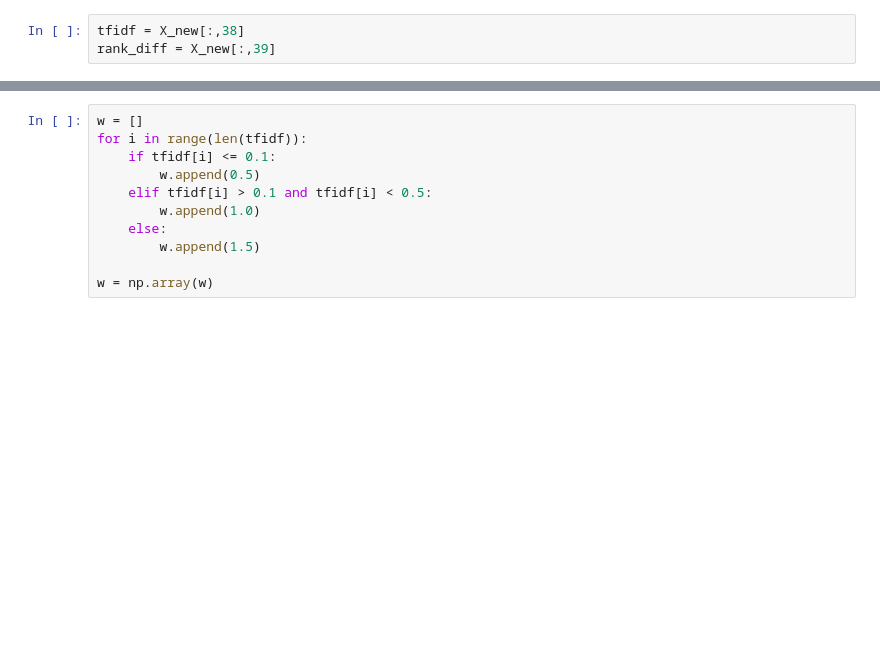
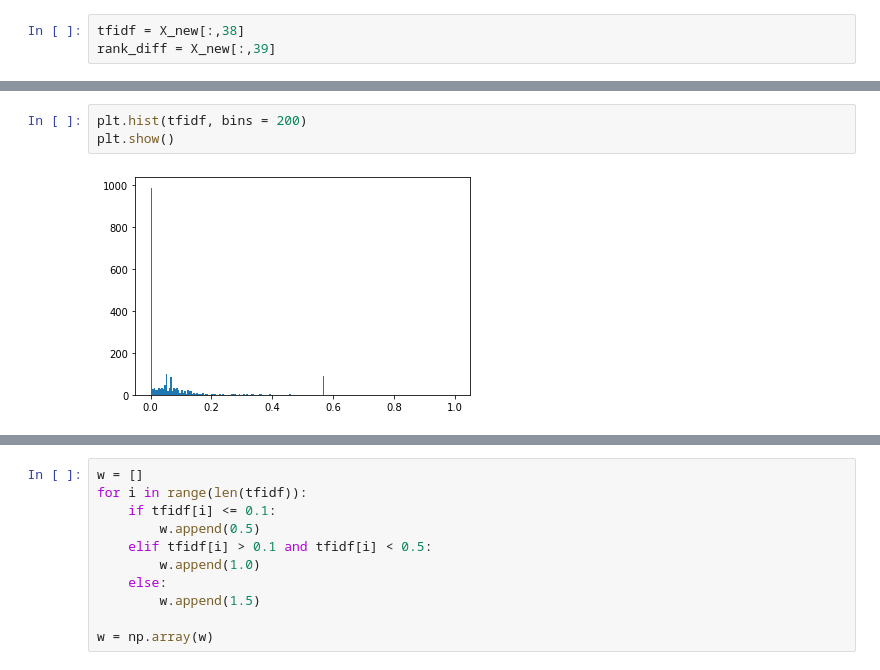
Before and after one commit to itsshivampal/Concept-Prerequiste-Learning, a Jupyter notebook: Physics Exp Setup/Prop_Sup Method/Self Learning.ipynb, the cells around one changed output, grey strips where cells are left out. Cells and saved outputs as stored; diff of their text form; blank space fills up the shorter version.

```diff
--- a/Physics Exp Setup/Prop_Sup Method/Self Learning.ipynb
+++ b/Physics Exp Setup/Prop_Sup Method/Self Learning.ipynb
@@ -254 +254,6 @@ plt.show()
+# %%
+plt.hist(tfidf, bins = 200)
+plt.show()
+# %% [output]
+[figure, added]
 # %%
```
Also changed, not shown: parts of 3 cells of this notebook.
